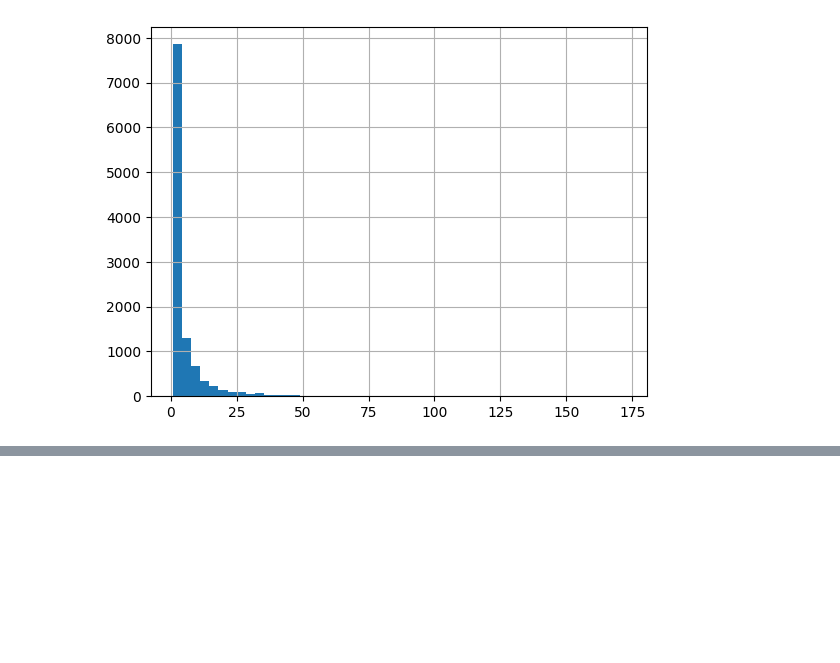
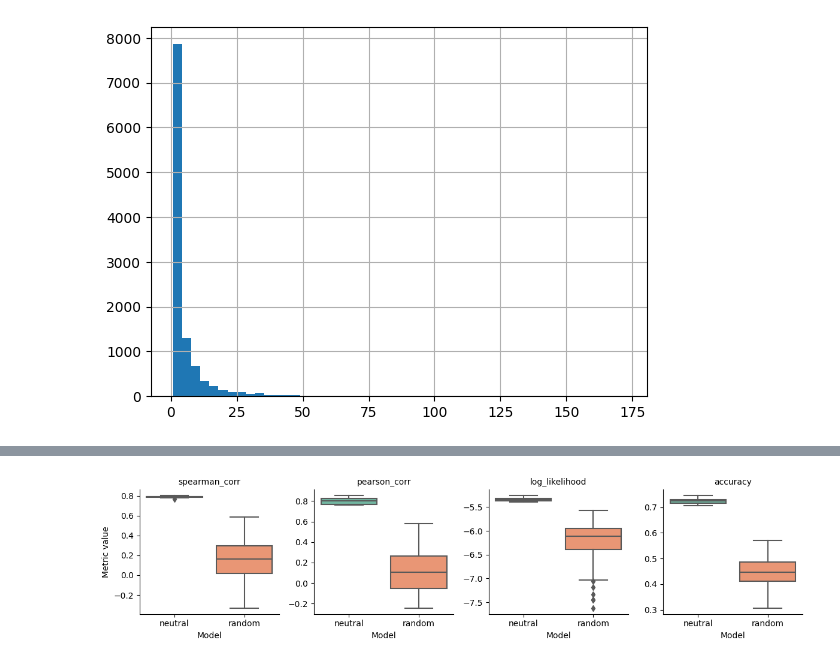
Before and after one commit to mitoclub/RNAViralMutSpec, a Jupyter notebook: sars-cov-2_aa_subst/process.ipynb, the cells around one changed output, grey strips where cells are left out. Saved outputs shown, nothing was run; the diff lists cells and outputs as text; code cells hidden in the pictures; blank space fills up the shorter version.

Commit message:
random model applied; generated graph of obs_vs_exp for 20 viruses;

```diff
--- a/sars-cov-2_aa_subst/process.ipynb
+++ b/sars-cov-2_aa_subst/process.ipynb
@@ -759,0 +763,7 @@ metrics_total_df.sort_values('mut_count').tail(10)
+# %%
+metrics_rnd_df = pd.read_csv('data/rnd_fit_metrics.csv', index_col=[0,1,2])
+print(metrics_rnd_df.shape)
+metrics_rnd_df[[
+    'mut_count', 'log_likelihood', 'kl_divergence',
+    'spearman_corr', 'accuracy', 'f1_weighted'
+]].round(2).head()
@@ -759,0 +799,13 @@ metrics_total_df.sort_values('mut_count').tail(10)
+# %%
+_ = metrics_rnd_df[['spearman_corr', 'pearson_corr', 'log_likelihood','accuracy']]\
+    .melt(ignore_index=False, var_name='metric').reset_index()
+g = sns.catplot(data=_, sharey=False, kind='box', col='metric',
+                y='value', x='model', palette='Set2', height=3, aspect=1,
+)
+g.set_titles('{col_name}')
+# g.set_xticklabels(g.axes[2].get_xticklabels(), rotation=-45)
+g.set_xlabels('Model')
+g.set_ylabels('Metric value')
+g.savefig('./figures/rnd_fit_metrics_boxplots.pdf')
+# %% [output]
+[figure, added]
```
Also changed, not shown: parts of 4 cells of this notebook, 10 other files.
